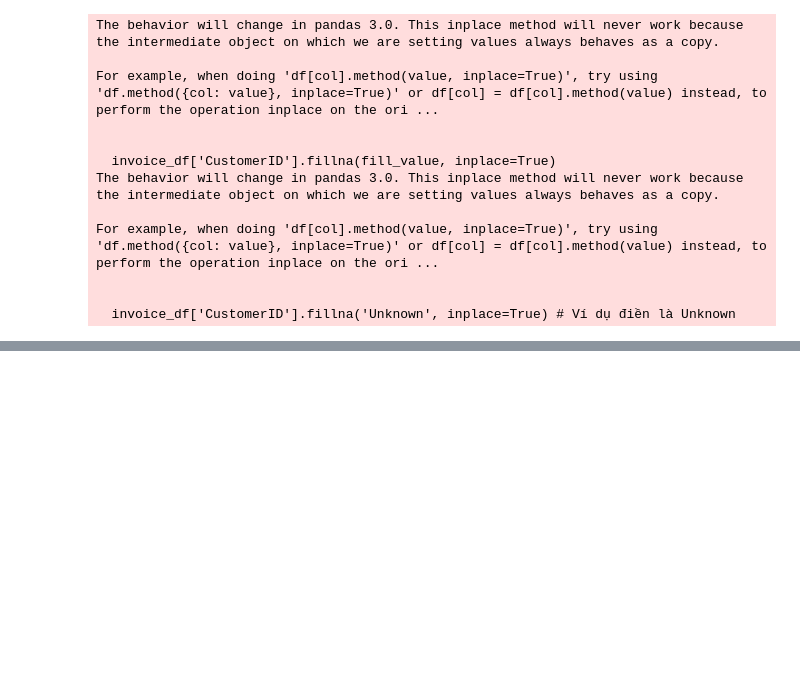
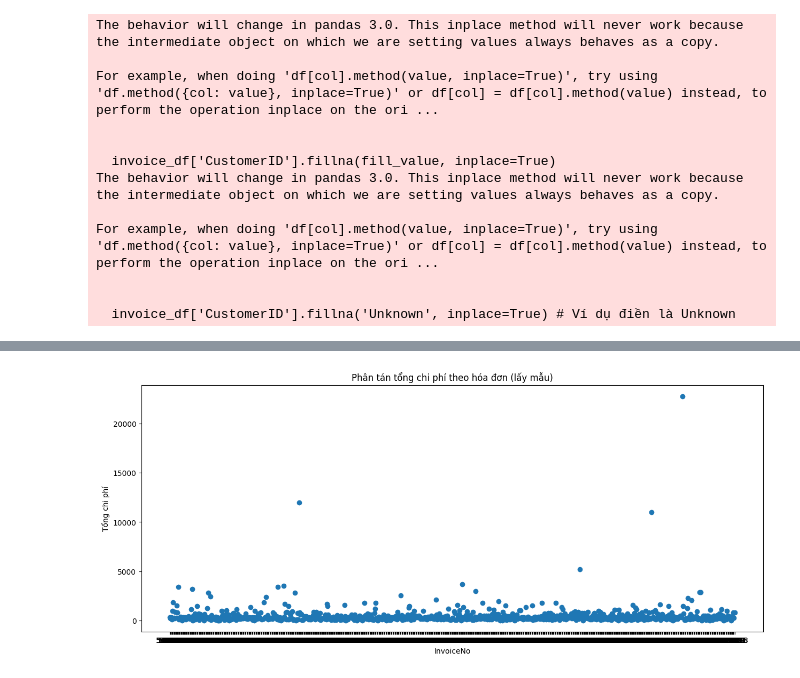
Before and after one commit to ntlong81/Python_TKT64, a Jupyter notebook: Lecture_7_project_RFM.ipynb, the cells around one changed output, grey strips where cells are left out. Drawn from its saved outputs; the diff is of its cells as text; code cells hidden in the pictures; blank space fills up the shorter version.

```diff
--- a/Lecture_7_project_RFM.ipynb
+++ b/Lecture_7_project_RFM.ipynb
@@ -84,4 +86,4 @@ df[df['Quantity']<0]
 4454 rows × 7 columns
 # %%
 df = df[df['Quantity']>0]
-df[df['Quantity']<0]
+df = df[df['UnitPrice']>0]
@@ -170,2 +170,7 @@ Data columns (total 7 columns):
 dtypes: float64(1), int64(1), object(5)
 memory usage: 17.6+ MB
+# %%
+df['Cost'] = df["Quantity"]*df['UnitPrice']
+# %%
+df.index = range(len(df))
+df.index
@@ -171,0 +206,3 @@ memory usage: 17.6+ MB
+# %%
+df_invoice = df[['InvoiceNo',"Cost"]].groupby('InvoiceNo').sum()
+df_invoice.describe()
@@ -171,0 +219,12 @@ memory usage: 17.6+ MB
+# %%
+# Lấy mẫu dữ liệu (ví dụ: lấy mỗi 10 InvoiceNo)
+df_sampled = df_invoice.iloc[::10]
+
+plt.figure(figsize=(15, 6))
+plt.scatter(df_sampled.index, df_sampled['Cost'])
+plt.title('Phân tán tổng chi phí theo hóa đơn (lấy mẫu)')
+plt.xlabel('InvoiceNo')
+plt.ylabel('Tổng chi phí')
+plt.show()
+# %% [output]
+[figure, added]
```
Also changed, not shown: parts of 18 cells of this notebook.
